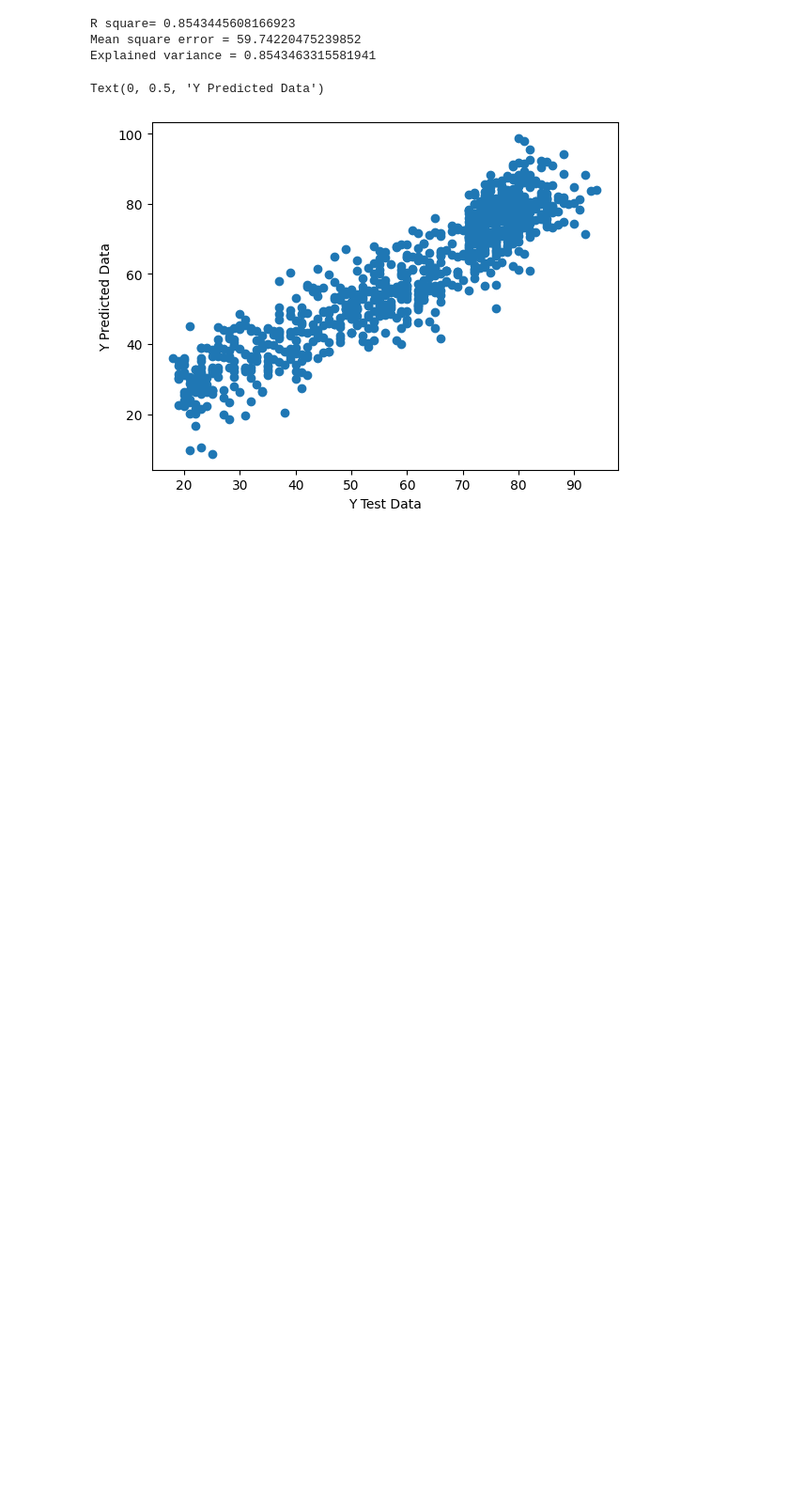
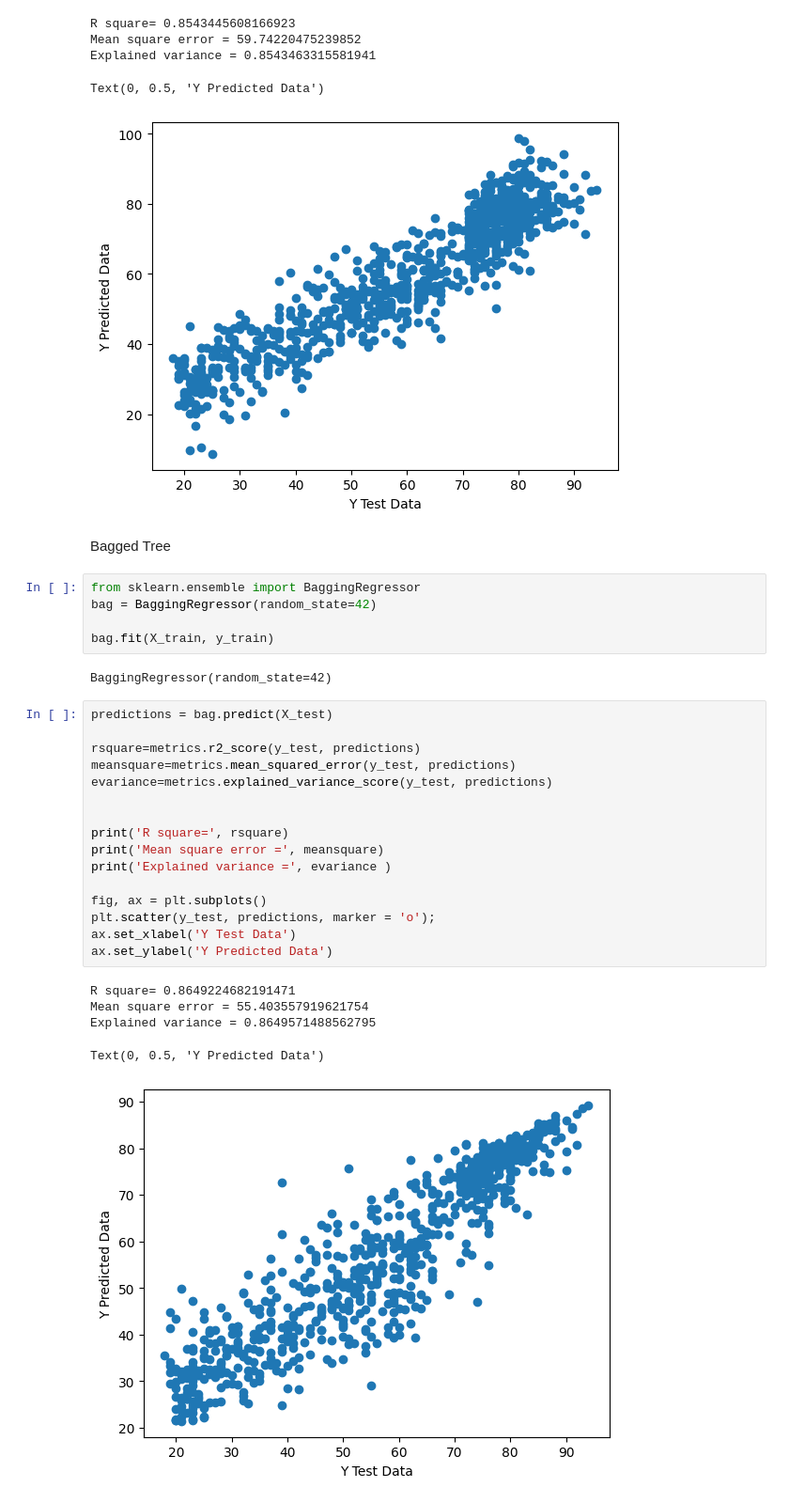
Before and after one commit to HelenZ1/Group3_Repo, a Jupyter notebook: Regression/Regression.ipynb, the cells around one changed output. Shown at 94% size. Drawn from its saved outputs; the diff is of its cells as text; blank space fills up the shorter version.

Commit message:
Implement Bagged Tree model

```diff
--- a/Regression/Regression.ipynb
+++ b/Regression/Regression.ipynb
@@ -52,3 +52,34 @@ Mean square error = 59.74220475239852
 Explained variance = 0.8543463315581941
 Text(0, 0.5, 'Y Predicted Data')
 [figure]
+# %% [markdown]
+Bagged Tree
+# %%
+from sklearn.ensemble import BaggingRegressor
+bag = BaggingRegressor(random_state=42)
+
+bag.fit(X_train, y_train)
+# %% [output]
+BaggingRegressor(random_state=42)
+# %%
+predictions = bag.predict(X_test)
+
+rsquare=metrics.r2_score(y_test, predictions)
+meansquare=metrics.mean_squared_error(y_test, predictions)
+evariance=metrics.explained_variance_score(y_test, predictions)
+
+
+print('R square=', rsquare)
+print('Mean square error =', meansquare)
+print('Explained variance =', evariance )
+
+fig, ax = plt.subplots()
+plt.scatter(y_test, predictions, marker = 'o');
+ax.set_xlabel('Y Test Data')
+ax.set_ylabel('Y Predicted Data')
+# %% [output]
+R square= 0.8649224682191471
+Mean square error = 55.403557919621754
+Explained variance = 0.8649571488562795
+Text(0, 0.5, 'Y Predicted Data')
+[figure, added]
```
